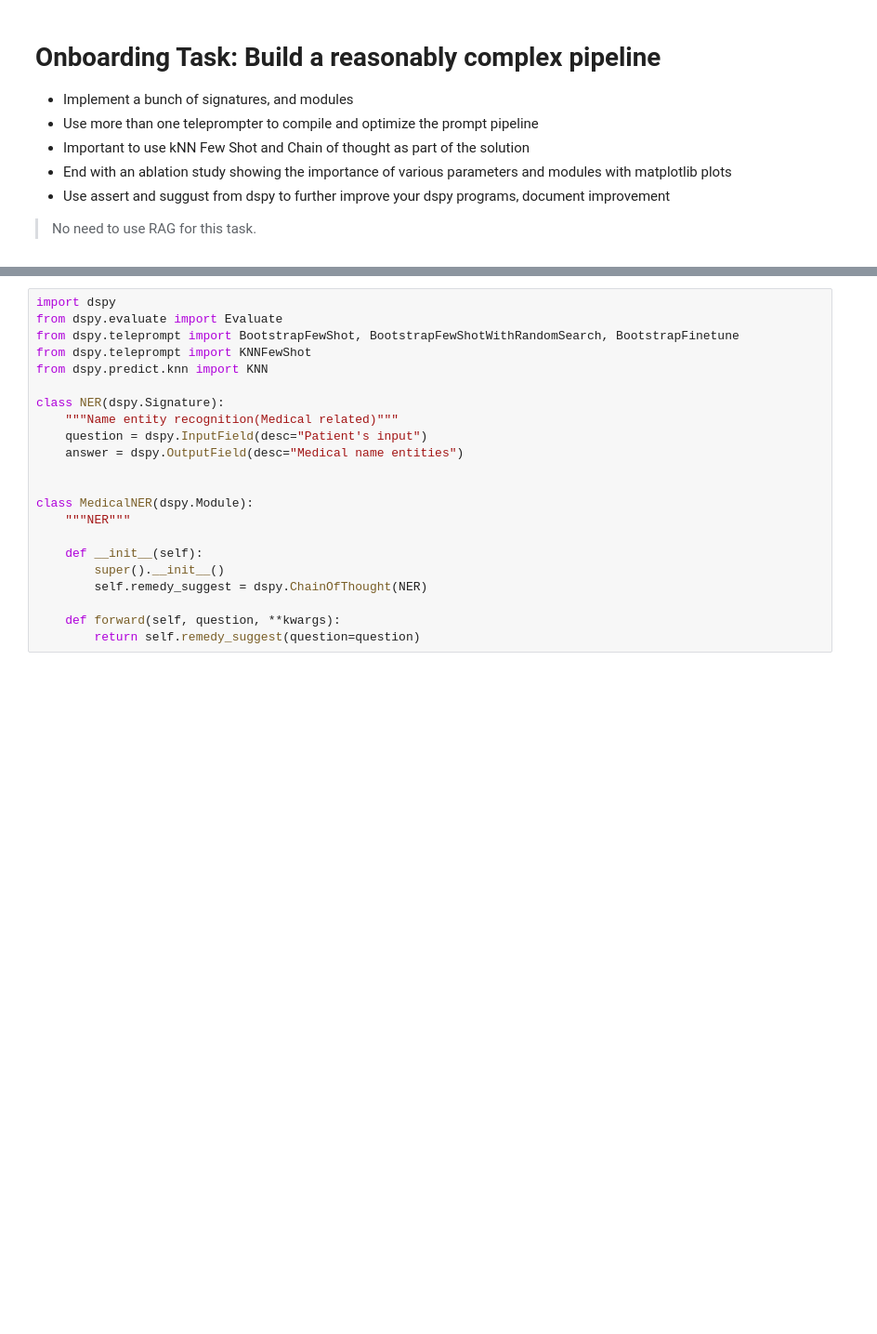
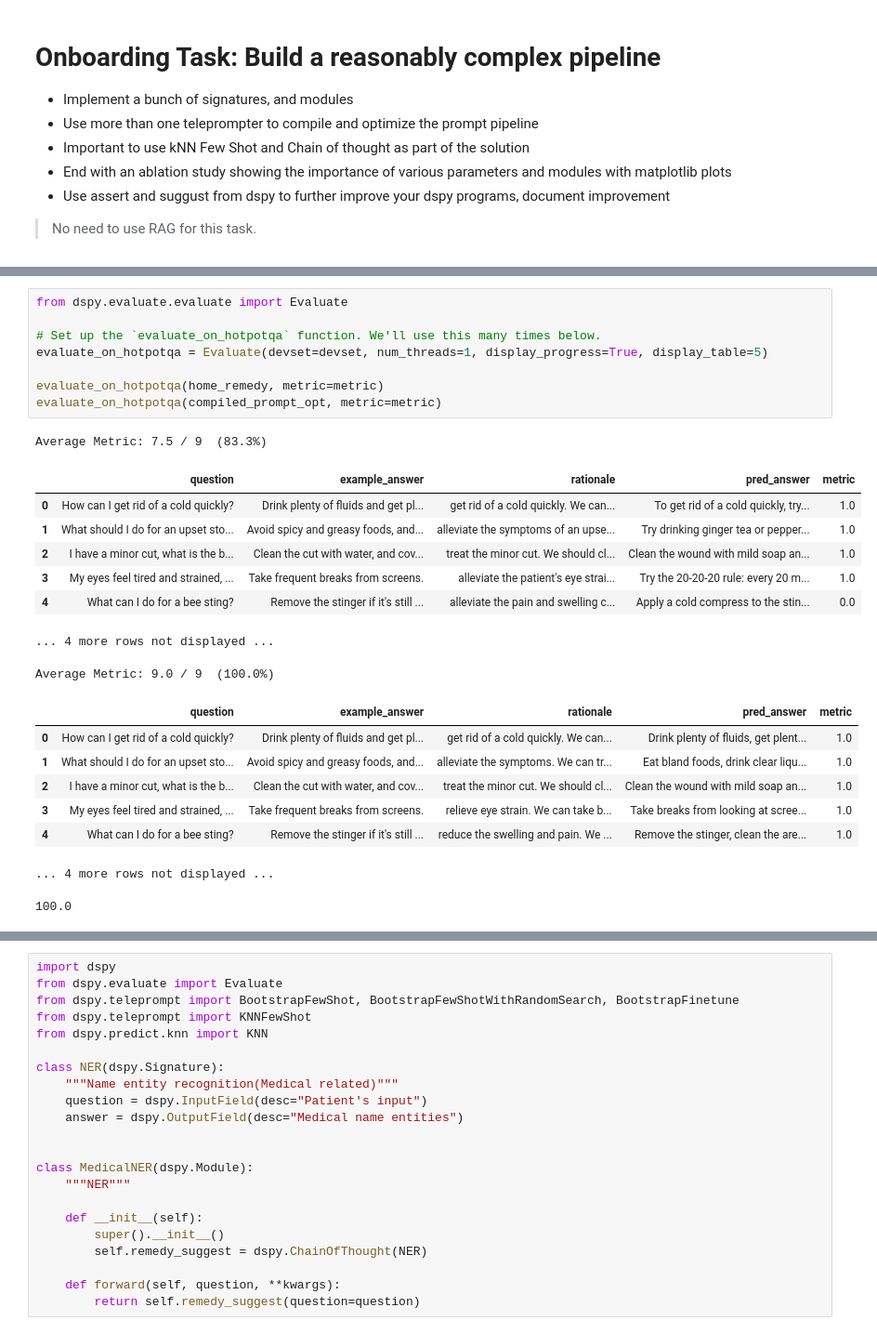
Before and after one commit to Ankitarora2/TechnoCulture, a Jupyter notebook: Another_copy_of_OnboardingHelper.ipynb, the cells around one changed output, grey strips where cells are left out. Shown: that part at 93% size. Cells and saved outputs as stored; diff of their text form; blank space fills up the shorter version.

```diff
--- a/Another_copy_of_OnboardingHelper.ipynb
+++ b/Another_copy_of_OnboardingHelper.ipynb
@@ -132,0 +516,26 @@ I have been diagnosed with pneumonia, what medication should I take?
+# %%
+from dspy.evaluate.evaluate import Evaluate
+
+# Set up the `evaluate_on_hotpotqa` function. We'll use this many times below.
+evaluate_on_hotpotqa = Evaluate(devset=devset, num_threads=1, display_progress=True, display_table=5)
+
+evaluate_on_hotpotqa(home_remedy, metric=metric)
+evaluate_on_hotpotqa(compiled_prompt_opt, metric=metric)
+# %% [output]
+Average Metric: 7.5 / 9  (83.3%)
+|  | question | example_answer | rationale | pred_answer | metric |
+| 0 | How can I get rid of a cold quickly? | Drink plenty of fluids and get pl... | get rid of a cold quickly. We can... | To get rid of a cold quickly, try... | 1.0 |
+| 1 | What should I do for an upset sto... | Avoid spicy and greasy foods, and... | alleviate the symptoms of an upse... | Try drinking ginger tea or pepper... | 1.0 |
+| 2 | I have a minor cut, what is the b... | Clean the cut with water, and cov... | treat the minor cut. We should cl... | Clean the wound with mild soap an... | 1.0 |
+| 3 | My eyes feel tired and strained, ... | Take frequent breaks from screens. | alleviate the patient's eye strai... | Try the 20-20-20 rule: every 20 m... | 1.0 |
+| 4 | What can I do for a bee sting? | Remove the stinger if it's still ... | alleviate the pain and swelling c... | Apply a cold compress to the stin... | 0.0 |
+... 4 more rows not displayed ...
+Average Metric: 9.0 / 9  (100.0%)
+|  | question | example_answer | rationale | pred_answer | metric |
+| 0 | How can I get rid of a cold quickly? | Drink plenty of fluids and get pl... | get rid of a cold quickly. We can... | Drink plenty of fluids, get plent... | 1.0 |
+| 1 | What should I do for an upset sto... | Avoid spicy and greasy foods, and... | alleviate the symptoms. We can tr... | Eat bland foods, drink clear liqu... | 1.0 |
+| 2 | I have a minor cut, what is the b... | Clean the cut with water, and cov... | treat the minor cut. We should cl... | Clean the wound with mild soap an... | 1.0 |
+| 3 | My eyes feel tired and strained, ... | Take frequent breaks from screens. | relieve eye strain. We can take b... | Take breaks from looking at scree... | 1.0 |
+| 4 | What can I do for a bee sting? | Remove the stinger if it's still ... | reduce the swelling and pain. We ... | Remove the stinger, clean the are... | 1.0 |
+... 4 more rows not displayed ...
+100.0
```
Also changed, not shown: parts of 21 cells of this notebook.
